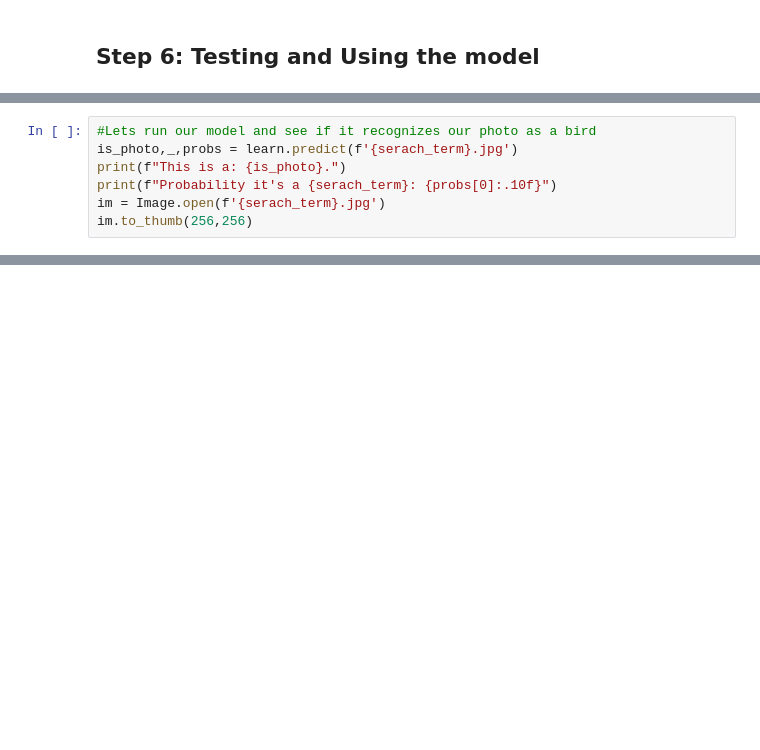
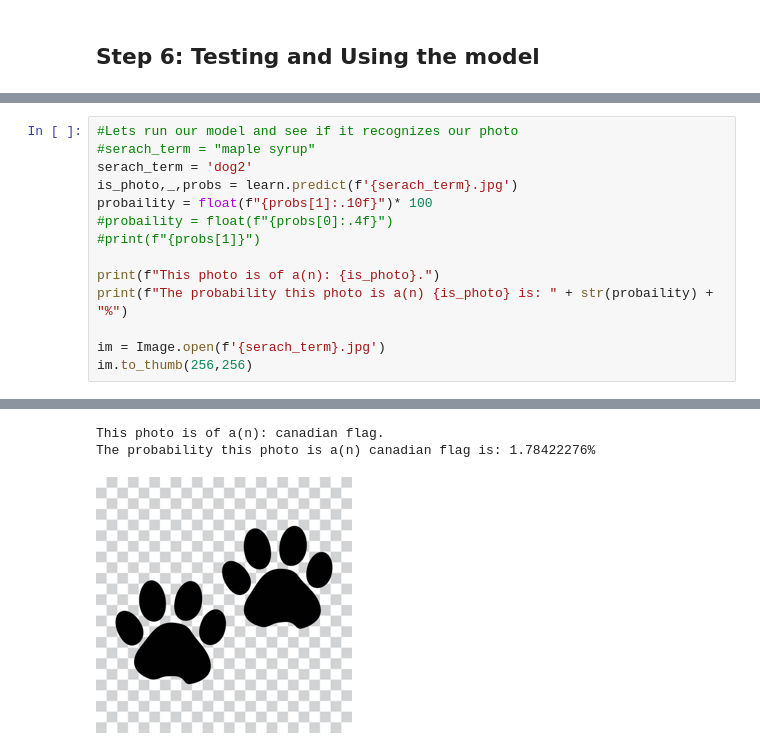
Before and after one commit to tedelman91/image_recognition, a Jupyter notebook: image-recognition.ipynb, the cells around one changed output, grey strips where cells are left out. Drawn from its saved outputs; the diff is of its cells as text; blank space fills up the shorter version.

```diff
--- a/image-recognition.ipynb
+++ b/image-recognition.ipynb
@@ -91,7 +125,15 @@ im.to_thumb(256,256)
 # %%
-#Lets run our model and see if it recognizes our photo as a bird
+#Lets run our model and see if it recognizes our photo
+#serach_term = "maple syrup"
+serach_term = 'dog2'
 is_photo,_,probs = learn.predict(f'{serach_term}.jpg')
-print(f"This is a: {is_photo}.")
-print(f"Probability it's a {serach_term}: {probs[0]:.10f}")
+probaility = float(f"{probs[1]:.10f}")* 100
+#probaility = float(f"{probs[0]:.4f}")
+#print(f"{probs[1]}")
+
+print(f"This photo is of a(n): {is_photo}.")
+print(f"The probability this photo is a(n) {is_photo} is: " + str(probaility) + "%")
+
 im = Image.open(f'{serach_term}.jpg')
 im.to_thumb(256,256)
+# %% [output]
@@ -97,0 +141,3 @@ im.to_thumb(256,256)
+This photo is of a(n): canadian flag.
+The probability this photo is a(n) canadian flag is: 1.78422276%
+[figure, added]
```
Also changed, not shown: parts of 9 cells of this notebook.
